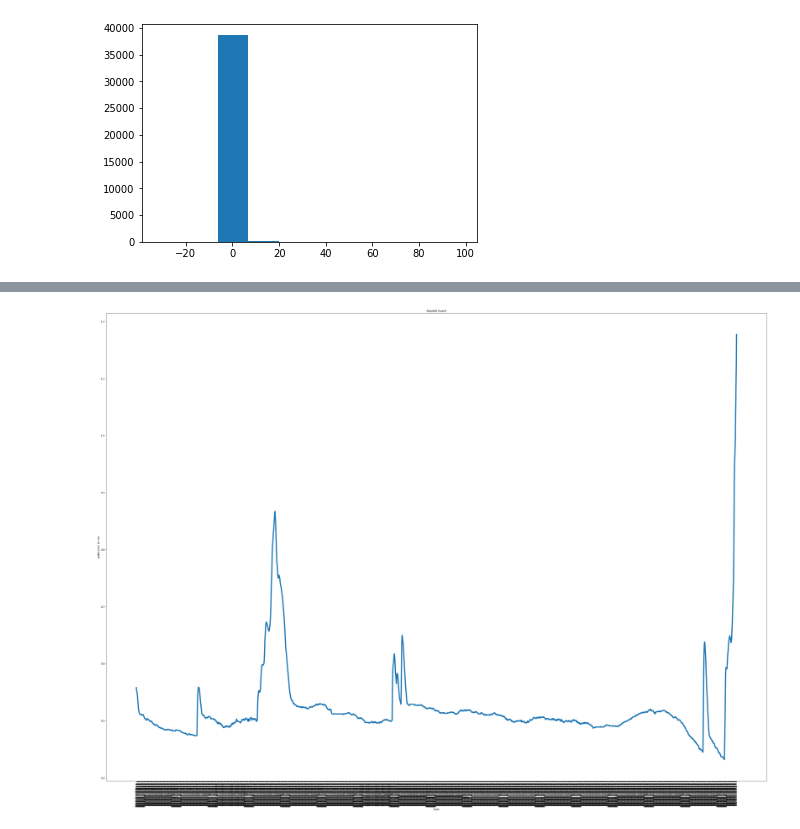
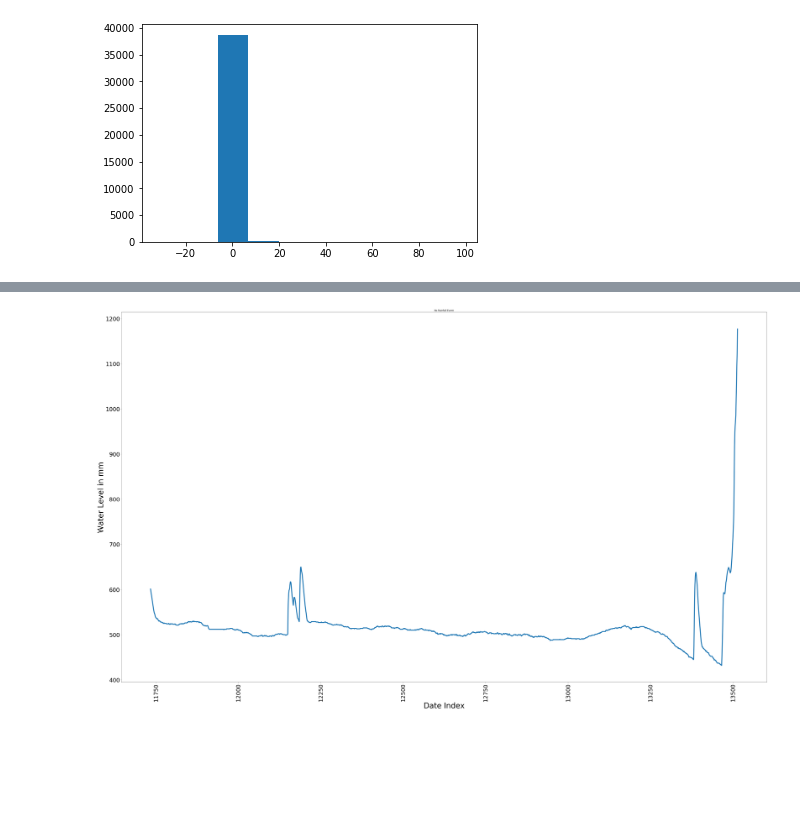
Before and after one commit to hasibum/m2pi22-Novion-Project, a Jupyter notebook: water_level_data.ipynb, the cells around one changed output, grey strips where cells are left out. Drawn from its saved outputs; the diff is of its cells as text; code cells hidden in the pictures; blank space fills up the shorter version.

```diff
--- a/water_level_data.ipynb
+++ b/water_level_data.ipynb
@@ -75,13 +75,13 @@ def IdentifyEvents_2(df,tol_up,tol_dw):
             slope_2=(wl_mm[i+4]-wl_mm[i])/(4*5)  # average slope of 4 consecutive time steps
             if slope_2>tol_dw:
                 dpc+=1
-                skip=6*(5*12)    # 2 hours of no significant change in water level means start of another event
+                skip=5*(5*12)    # 2 hours of no significant change in water level means start of another event
                 # save this date
-                if dpc>skip:
+                if dpc>skip-4:
                     nre=True
-                    end_time.append(df["Timestamp"][i+1-skip])
-                    end_index.append(i+1-skip)
-                    duration.append(rpc-skip)
+                    end_time.append(df["Timestamp"][i+4-skip])
+                    end_index.append(i+4-skip)
+                    duration.append(rpc-skip+4)
                     #print(f"Rainfall event ended at time :",df["Timestamp"][i-72]," with index position :",i-72,"\nDuration of this rainfall period was :",rpc-72)
                     #print("Now it is a dry period of more than 6 hours")
                     #print("***********************************" )
@@ -91,9 +91,9 @@ def IdentifyEvents_2(df,tol_up,tol_dw):
             else:
                 dpc=0
                 rpc+=1
-    return start_time,end_time,start_index,end_index,duration,wlc_mm
+    return start_time,end_time,start_index,end_index,duration,wl_mm
 # %%
-start_timeA,end_timeA,start_indexA,end_indexA,rf_durationA,water_level_changeA=IdentifyEvents_2(sADF,12,-0.5)
+start_timeA,end_timeA,start_indexA,end_indexA,rf_durationA,water_levelA=IdentifyEvents_2(sADF,12,-0.6)
 rf_eventA=pd.DataFrame({"Rainfall_start_time":start_timeA,"Rainfall_end_time":end_timeA,"Rainfall_start_index":start_indexA,"Rainfall_end_index":end_indexA,"Rainfall_duration":rf_durationA})
 rf_eventA
 #np.size(start_timeA)
@@ -149,18 +155,17 @@ plt.show()
 # %%
 # Let's look at a particular No !Rainfall event
 buffer=10
-index=10
-X=list(sADF.loc[rf_eventA["Rainfall_end_index"][index-1]-buffer:rf_eventA["Rainfall_start_index"][index]+buffer]["Timestamp"])
-Y=list(sADF.loc[rf_eventA["Rainfall_end_index"][index-1]-buffer:rf_eventA["Rainfall_start_index"][index]+buffer][" Water Level [m]"])
-
-plt.figure(figsize=(40, 30))
+index=7
+X=range(end_indexA[index-1]-buffer,start_indexA[index]+buffer+1)
+Y=wl_mm[rf_eventA["Rainfall_end_index"][index-1]-buffer:rf_eventA["Rainfall_start_index"][index]+buffer+1]
+plt.figure(figsize=(50, 30))
 plt.plot(X,Y,linewidth=5)
-#plt.axhline(y=tolA, color='r', linestyle='-')
-plt.title('Rainfall Event')
-plt.xlabel('Date')
-plt.ylabel('Water Level in m')
-plt.tick_params(axis='x',labelsize=8,rotation=90)
+plt.title('No Rainfall Event')
+plt.xlabel('Date Index',fontsize=40)
+plt.ylabel('Water Level in mm',fontsize=40)
+plt.tick_params(axis='x',labelsize=30,rotation=90)
+plt.tick_params(axis='y',labelsize=30)
 plt.tight_layout()
 plt.show()
 # %% [output]
-[figure, old version]
+[figure, new version]
```
Also changed, not shown: parts of 4 cells of this notebook.
